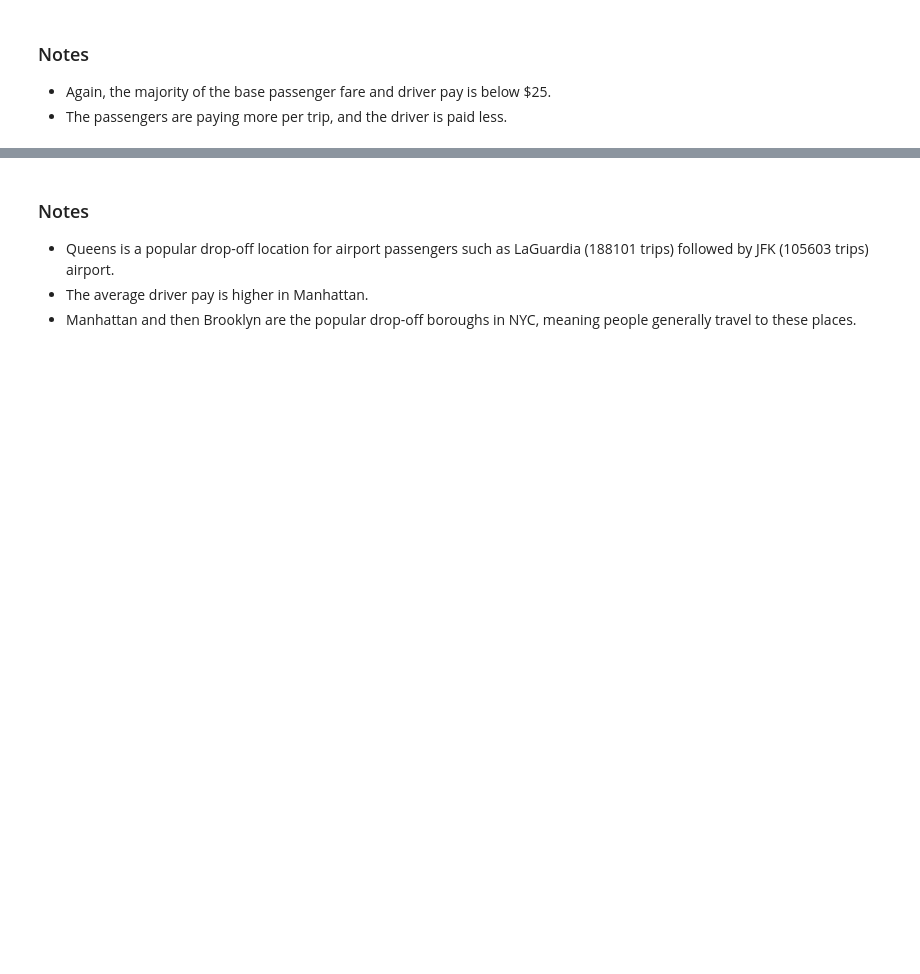
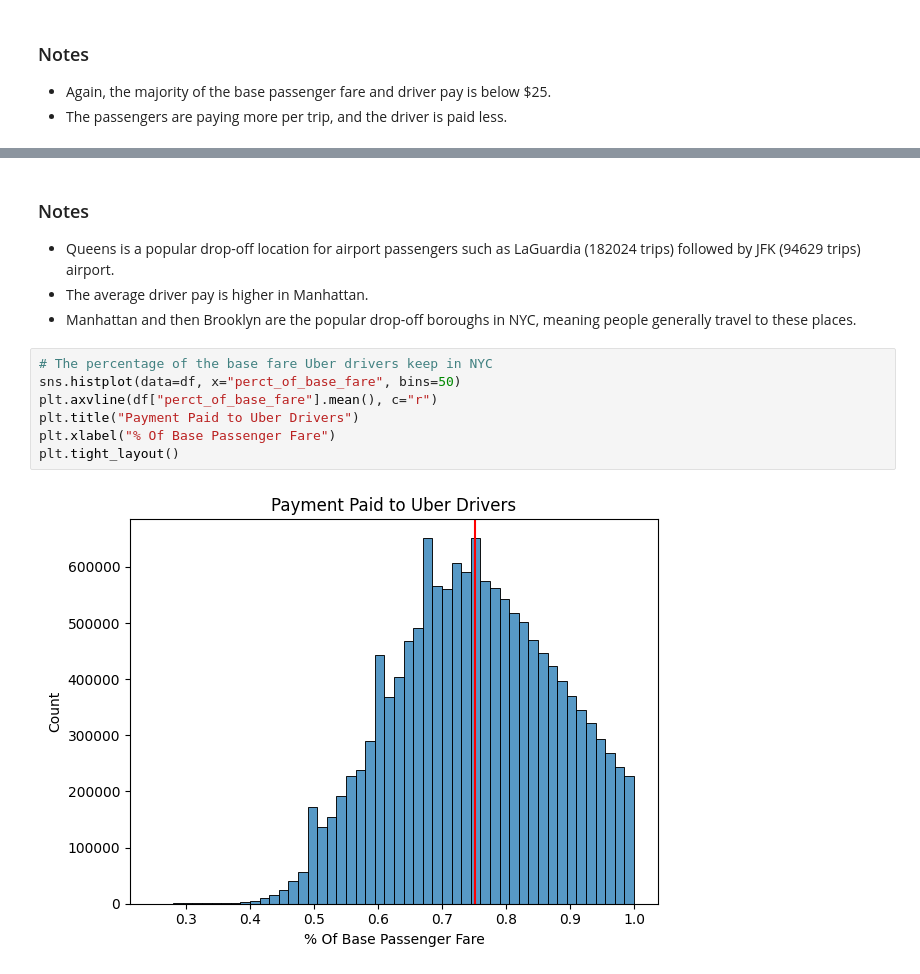
Before and after one commit to kazirshahria/nyc_trip_data_analysis, a Jupyter notebook: project/04_analysis.ipynb, the cells around one changed output, grey strips where cells are left out. Cells and saved outputs as stored; diff of their text form; blank space fills up the shorter version.

Commit message:
Added the distribution of the total percent kept by drivers of the base passenger fare

```diff
--- a/project/04_analysis.ipynb
+++ b/project/04_analysis.ipynb
@@ -154,6 +154,15 @@ df.groupby(["pu_borough", "do_borough", "do_zone"])["driver_pay"]\
 # %% [markdown]
 ### Notes
 
-- Queens is a popular drop-off location for airport passengers such as LaGuardia (188101 trips) followed by JFK (105603 trips) airport.
+- Queens is a popular drop-off location for airport passengers such as LaGuardia (182024 trips) followed by JFK (94629 trips) airport.
 - The average driver pay is higher in Manhattan.
 - Manhattan and then Brooklyn are the popular drop-off boroughs in NYC, meaning people generally travel to these places.
+# %%
+# The percentage of the base fare Uber drivers keep in NYC
+sns.histplot(data=df, x="perct_of_base_fare", bins=50)
+plt.axvline(df["perct_of_base_fare"].mean(), c="r")
+plt.title("Payment Paid to Uber Drivers")
+plt.xlabel("% Of Base Passenger Fare")
+plt.tight_layout()
+# %% [output]
+[figure, added]
```
Also changed, not shown: parts of 8 cells of this notebook.
